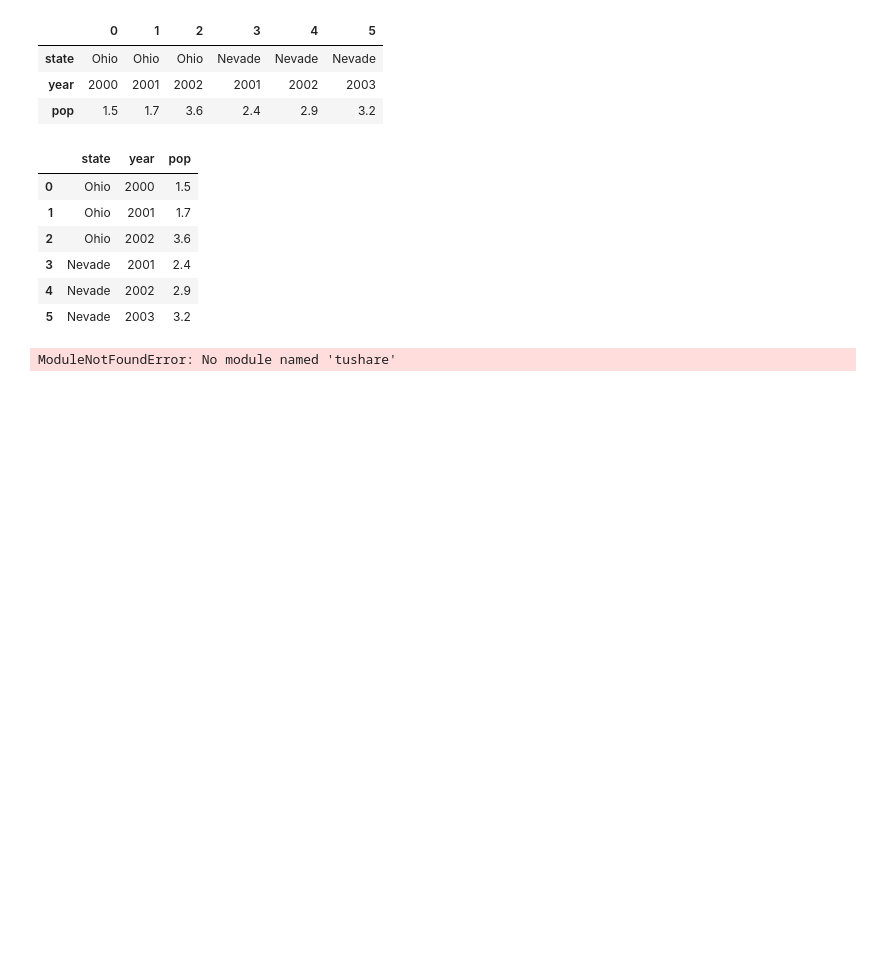
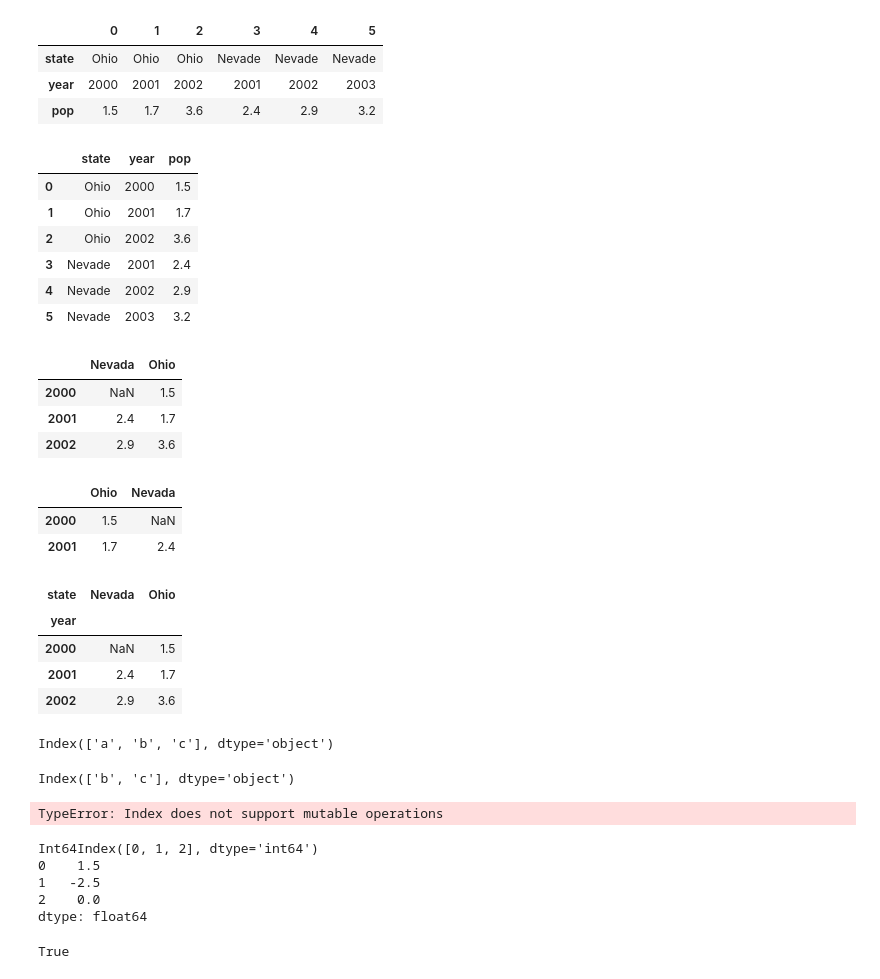
Before and after one commit to AriaSulG/test, a Jupyter notebook: 第五章 Pandas/第五章 Pandas.ipynb, the cells around one changed output. Saved outputs shown, nothing was run; the diff lists cells and outputs as text; code cells hidden in the pictures; blank space fills up the shorter version.

```diff
--- a/第五章 Pandas/第五章 Pandas.ipynb
+++ b/第五章 Pandas/第五章 Pandas.ipynb
@@ -326,6 +324,57 @@ frame
-# %%
-import tushare as ts
-ts.set_token('a986db10406a9143bdaca5f564d6afc4f56676d7637b4543b73a7c03')
-pro = ts.pro_api()
-# %% [output]
-ModuleNotFoundError: No module named 'tushare'
+# %%
+pop = {'Nevada': {2001: 2.4, 2002: 2.9},
+       'Ohio': {2000: 1.5, 2001: 1.7, 2002: 3.6}}
+frame3 = pd.DataFrame(pop)
+frame3
+# %% [output]
+|  | Nevada | Ohio |
+| 2000 | NaN | 1.5 |
+| 2001 | 2.4 | 1.7 |
+| 2002 | 2.9 | 3.6 |
+# %%
+pdata = {'Ohio': frame3['Ohio'][:-1],
+         'Nevada': frame3['Nevada'][:2]}
+DataFrame(pdata)
+# %% [output]
+|  | Ohio | Nevada |
+| 2000 | 1.5 | NaN |
+| 2001 | 1.7 | 2.4 |
+# %%
+frame3.index.name = 'year'
+frame3.columns.name = 'state'
+frame3
+# %% [output]
+| state | Nevada | Ohio |
+| year |  |  |
+| 2000 | NaN | 1.5 |
+| 2001 | 2.4 | 1.7 |
+| 2002 | 2.9 | 3.6 |
+# %%
+obj = Series(range(3), index=['a', 'b', 'c'])
+index = obj.index
+index
+# %% [output]
+Index(['a', 'b', 'c'], dtype='object')
+# %%
+index[1:]
+# %% [output]
+Index(['b', 'c'], dtype='object')
+# %%
+index[1] = 'd'
+# %% [output]
+TypeError: Index does not support mutable operations
+# %%
+labels = pd.Index(np.arange(3))
+print (labels)
+obj2 = Series([1.5, -2.5, 0], index=labels)
+print(obj2)
+# %% [output]
+Int64Index([0, 1, 2], dtype='int64')
+0    1.5
+1   -2.5
+2    0.0
+dtype: float64
+# %%
+obj2.index is labels
+# %% [output]
+True
```
Also changed, not shown: parts of 9 cells of this notebook.
